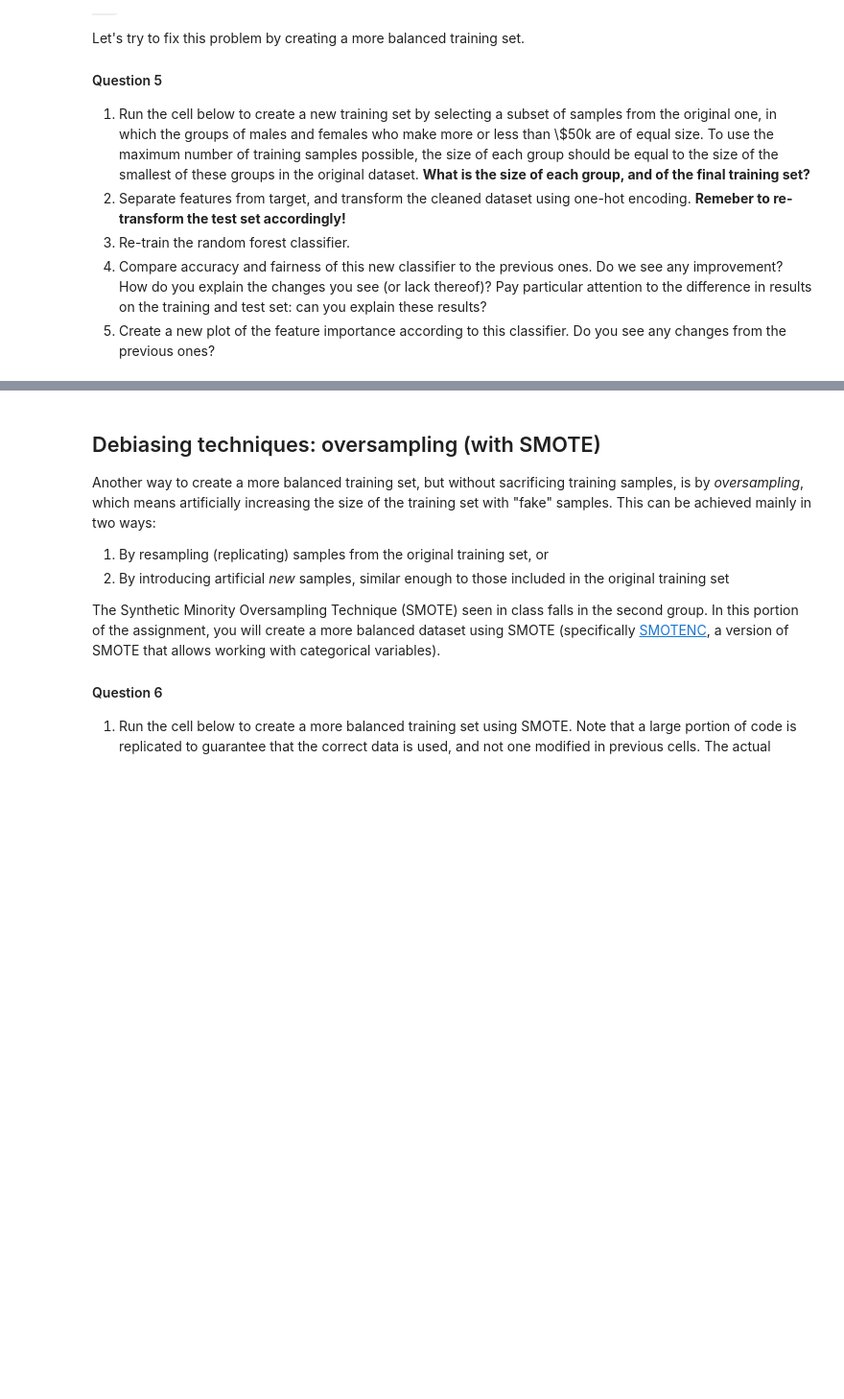
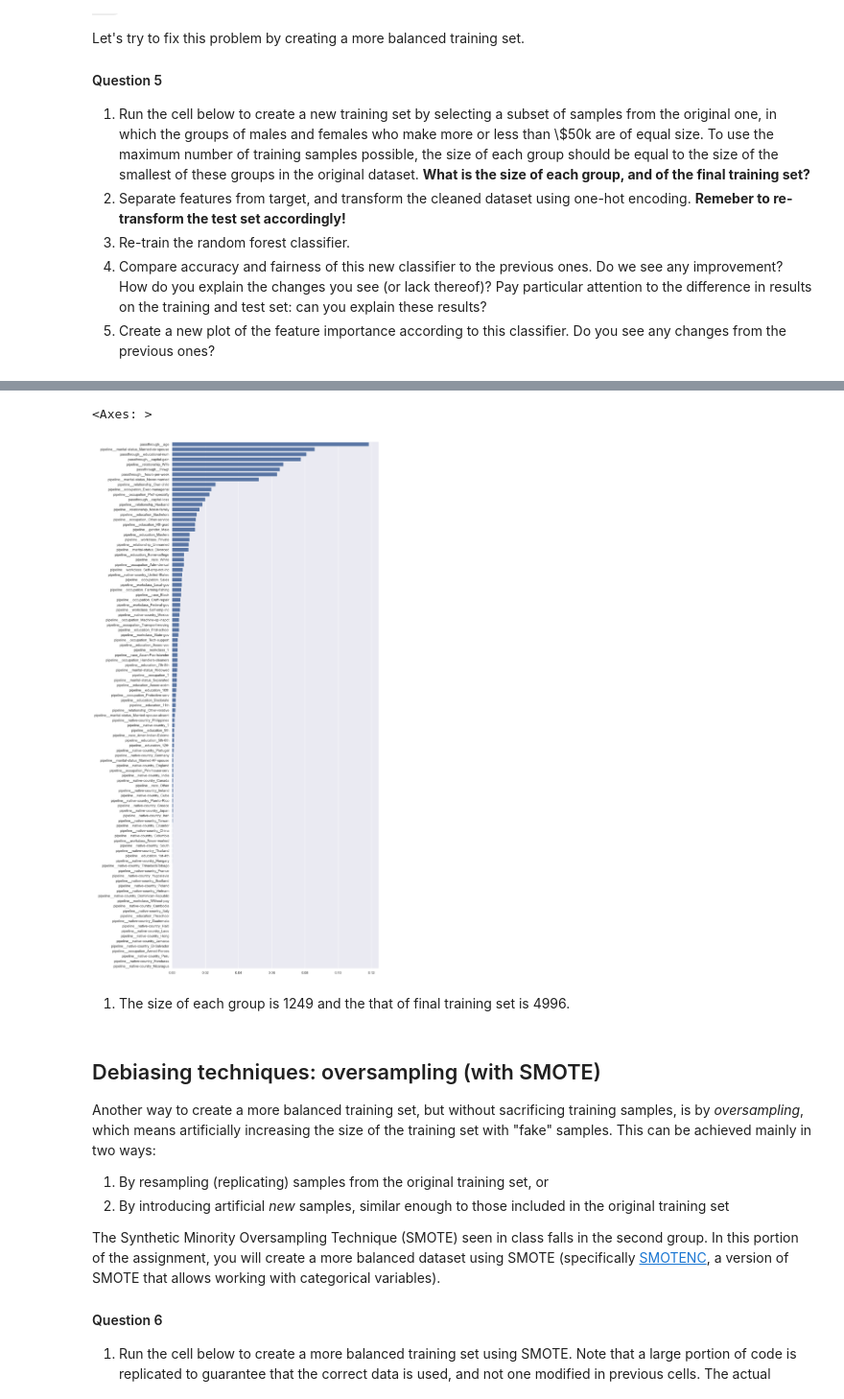
Before and after one commit to wsl0917/DSCI430_module2_assignment, a Jupyter notebook: Module 4 Assignment-1.ipynb, the cells around one changed output, grey strips where cells are left out. Shown at 96% size. Cells and saved outputs as stored; diff of their text form; code cells hidden in the pictures; some formulas as TeX source; blank space fills up the shorter version.

```diff
--- a/Module 4 Assignment-1.ipynb
+++ b/Module 4 Assignment-1.ipynb
@@ -416,0 +384,7 @@ sns.barplot(x=new_sorted_importances, y=new_sorted_feature_names)
+# %%
+def draw_feature_importance(model,transformer):
+    feature_importances_func = model.feature_importances_
+    sorted_indices_func = feature_importances_func.argsort()[::-1]
+    sorted_feature_names_func = transformer.get_feature_names_out()[sorted_indices_func]
+    sorted_importances_func = feature_importances_func[sorted_indices_func]
+    return sns.barplot(x=sorted_importances_func, y=sorted_feature_names_func)
@@ -455,0 +433,29 @@ balanced_df = pd.concat(balanced_subsets)
+# %%
+#step 2: transformation
+
+X_train_undersampling, y_train_undersampling = (
+    balanced_df.drop(columns=["income"]),
+    balanced_df["income"],
+)
+
+ct_undersampling = make_column_transformer(
+    (
+        make_pipeline(OneHotEncoder(handle_unknown="ignore",drop="if_binary")),
+         categorical_feats,
+    ), # OHE on categorical features
+    ("passthrough", passthrough_feats) # no transformations on numerical features
+)
+
+X_train_under_transformed = ct_undersampling.fit_transform(X_train_undersampling).toarray()
+
+column_names_under = list(
+    ct_undersampling.named_transformers_["pipeline"].get_feature_names_out(
+        categorical_feats
+    )
+) + passthrough_feats
+
+X_test_under_transformed = ct_undersampling.transform(X_test).toarray()
+
+#step 3: retrain the classifier
+
+clf_undersampling = RandomForestClassifier(random_state=0, max_depth = 19, n_estimators = 100).fit(X_train_under_transformed, y_train_undersampling)
@@ -456,3 +483,10 @@ balanced_df = pd.concat(balanced_subsets)
+# %%
+draw_feature_importance(clf_undersampling,ct_undersampling)
+# %% [output]
+<Axes: >
+[figure, added]
+# %% [markdown]
+1. The size of each group is 1249 and the that of final training set is 4996.
 # %% [markdown]
 ## Debiasing techniques: oversampling (with SMOTE)
 
```
Also changed, not shown: parts of 13 cells of this notebook.
